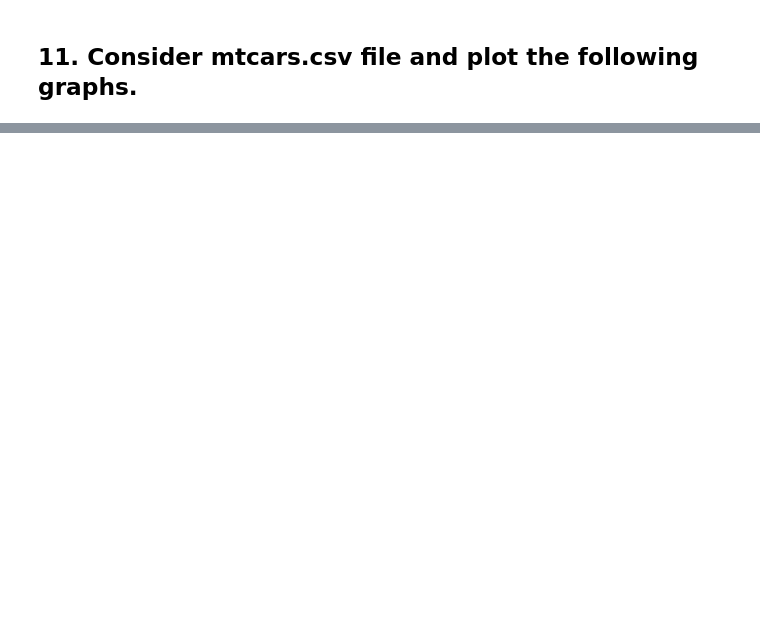
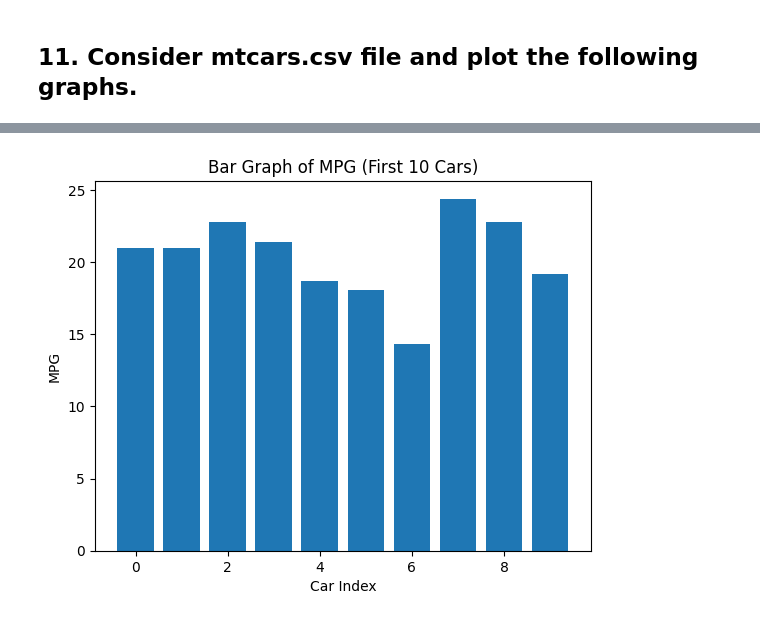
Before and after one commit to enoughpuvi/94451_DS_ASSIGNMENTS, a Jupyter notebook: Assignment01.ipynb, the cells around one changed output, grey strips where cells are left out. Cells and saved outputs as stored; diff of their text form; code cells hidden in the pictures; blank space fills up the shorter version.

```diff
--- a/Assignment01.ipynb
+++ b/Assignment01.ipynb
@@ -226,0 +249,9 @@ import seaborn as sns
+# %%
+##2
+plt.bar(df.index[:10], df['mpg'][:10])
+plt.xlabel("Car Index")
+plt.ylabel("MPG")
+plt.title("Bar Graph of MPG (First 10 Cars)")
+plt.show()
+# %% [output]
+[figure, added]
```
Also changed, not shown: parts of 9 cells of this notebook, 2 other files.
